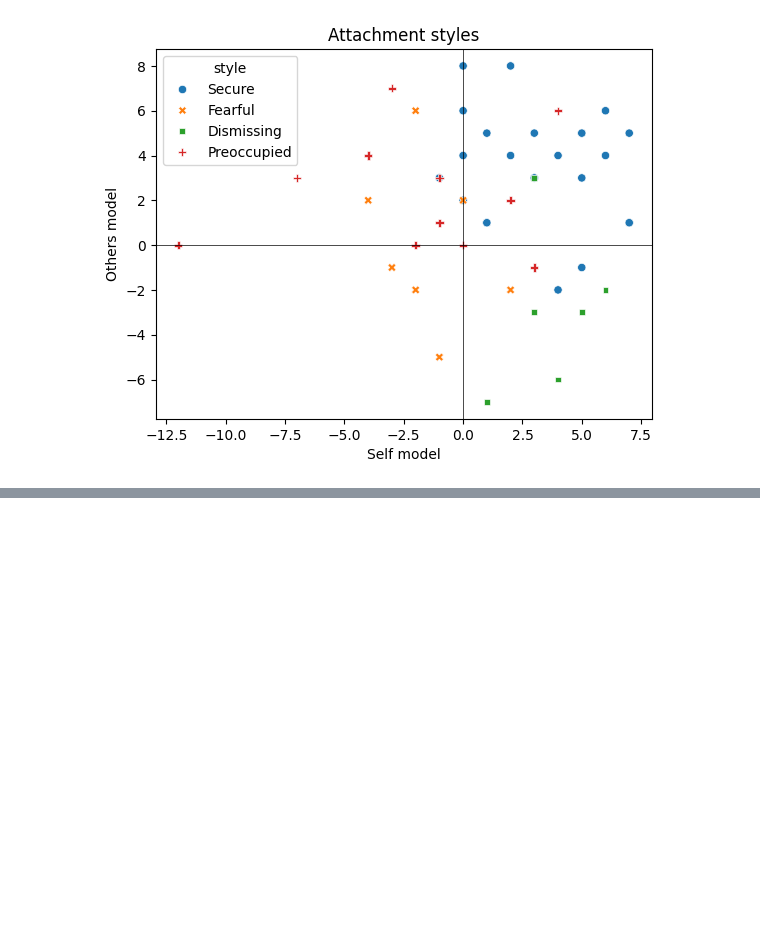
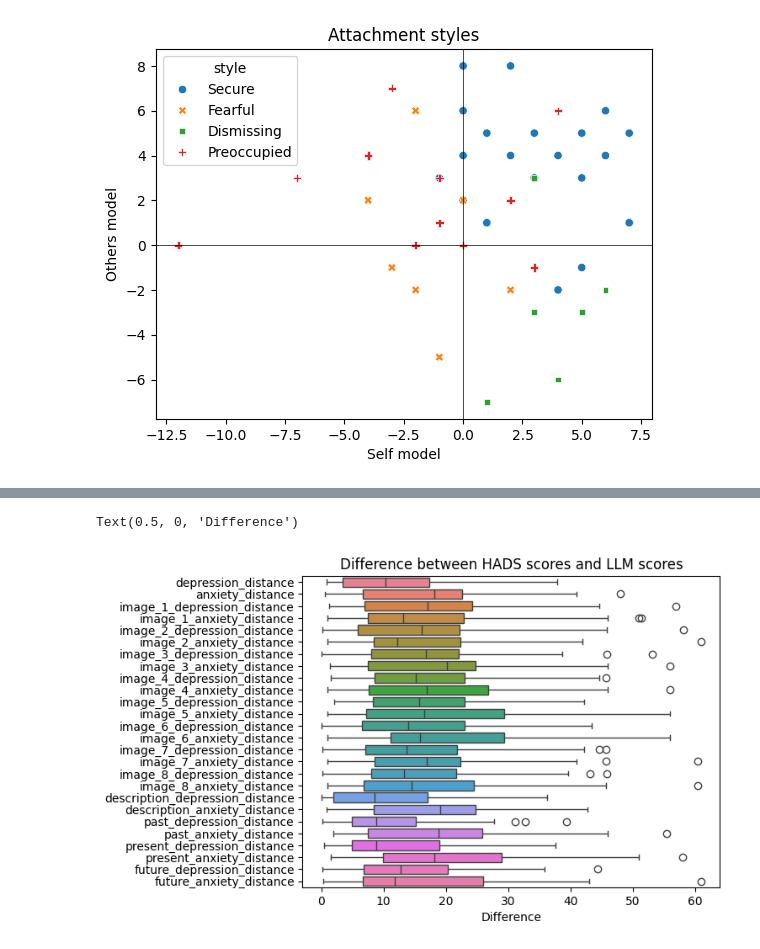
Before and after one commit to Zelev/attachment-jupyter, a Jupyter notebook: Attachment transcription service.ipynb, the cells around one changed output, grey strips where cells are left out. Cells and saved outputs as stored; diff of their text form; code cells hidden in the pictures; blank space fills up the shorter version.

```diff
--- a/Attachment transcription service.ipynb
+++ b/Attachment transcription service.ipynb
@@ -827,0 +868,17 @@ df[
+# %%
+# generate distances for each image and the description, past, present and future
+for img_num in range(1, 9):
+    df.insert(len(df.columns), f"image_{img_num}_depression_distance", (df[f"image_{img_num}_llm_depression"] - df["HADS score - Depression 100"]).abs())
+    df.insert(len(df.columns), f"image_{img_num}_anxiety_distance", (df[f"image_{img_num}_llm_anxiety"] - df["HADS score - Anxiety 100"]).abs())
+
+df.insert(len(df.columns), "description_depression_distance", (df["description_llm_depression"] - df["HADS score - Depression 100"]).abs())
+df.insert(len(df.columns), "description_anxiety_distance", (df["description_llm_anxiety"] - df["HADS score - Anxiety 100"]).abs())
+
+df.insert(len(df.columns), "past_depression_distance", (df["past_llm_depression"] - df["HADS score - Depression 100"]).abs())
+df.insert(len(df.columns), "past_anxiety_distance", (df["past_llm_anxiety"] - df["HADS score - Anxiety 100"]).abs())
+
+df.insert(len(df.columns), "present_depression_distance", (df["present_llm_depression"] - df["HADS score - Depression 100"]).abs())
+df.insert(len(df.columns), "present_anxiety_distance", (df["present_llm_anxiety"] - df["HADS score - Anxiety 100"]).abs())
+
+df.insert(len(df.columns), "future_depression_distance", (df["future_llm_depression"] - df["HADS score - Depression 100"]).abs())
+df.insert(len(df.columns), "future_anxiety_distance", (df["future_llm_anxiety"] - df["HADS score - Anxiety 100"]).abs())
@@ -827,0 +898,11 @@ df[
+# %%
+# graph the distances
+graph = sns.boxplot(
+    data=df[[col for col in df.columns if "distance" in col]], orient="h",
+    gap=0.01,
+)
+graph.set_title("Difference between HADS scores and LLM scores")
+graph.set_xlabel("Difference")
+# %% [output]
+Text(0.5, 0, 'Difference')
+[figure, added]
```
Also changed, not shown: parts of 21 cells of this notebook, 4 other files.
